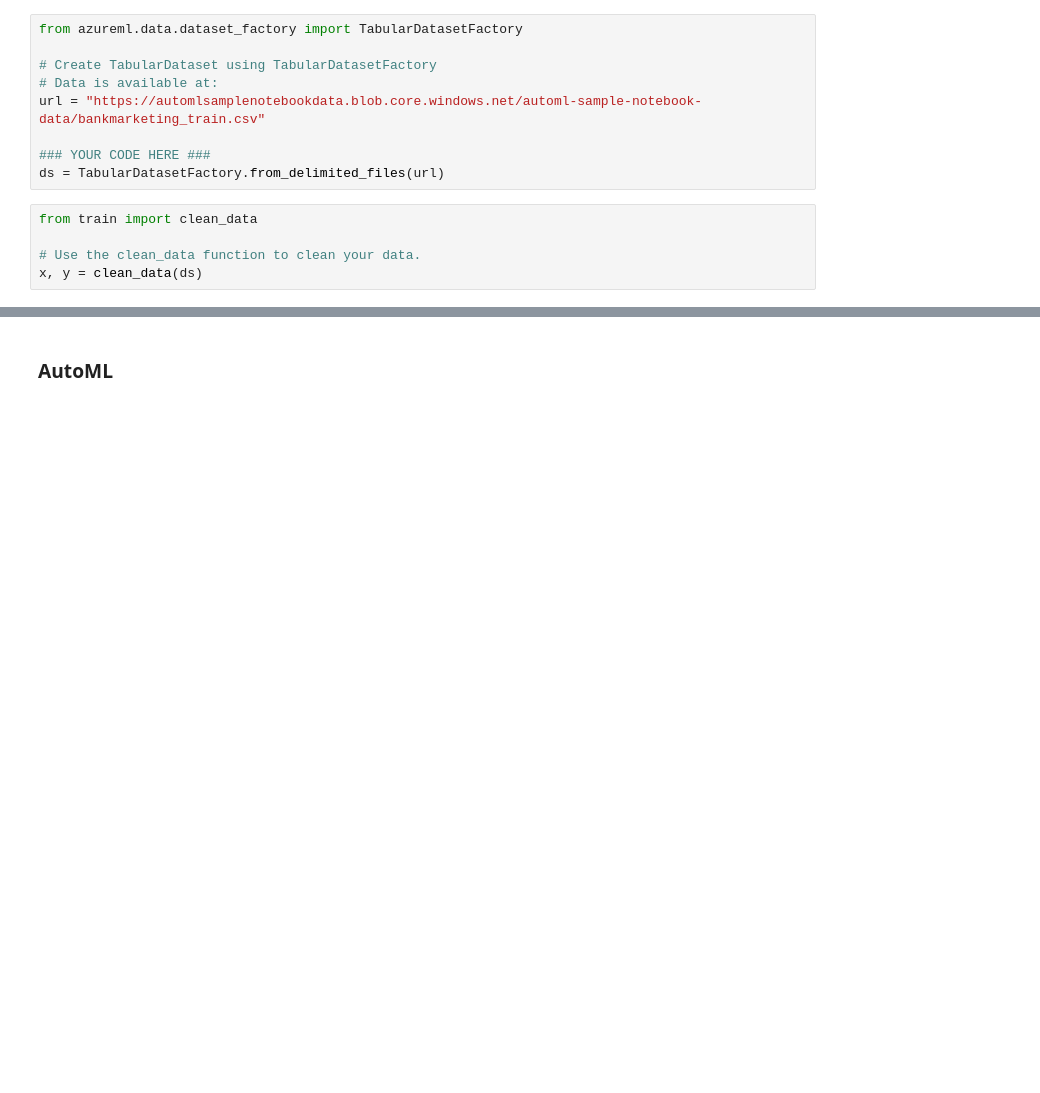
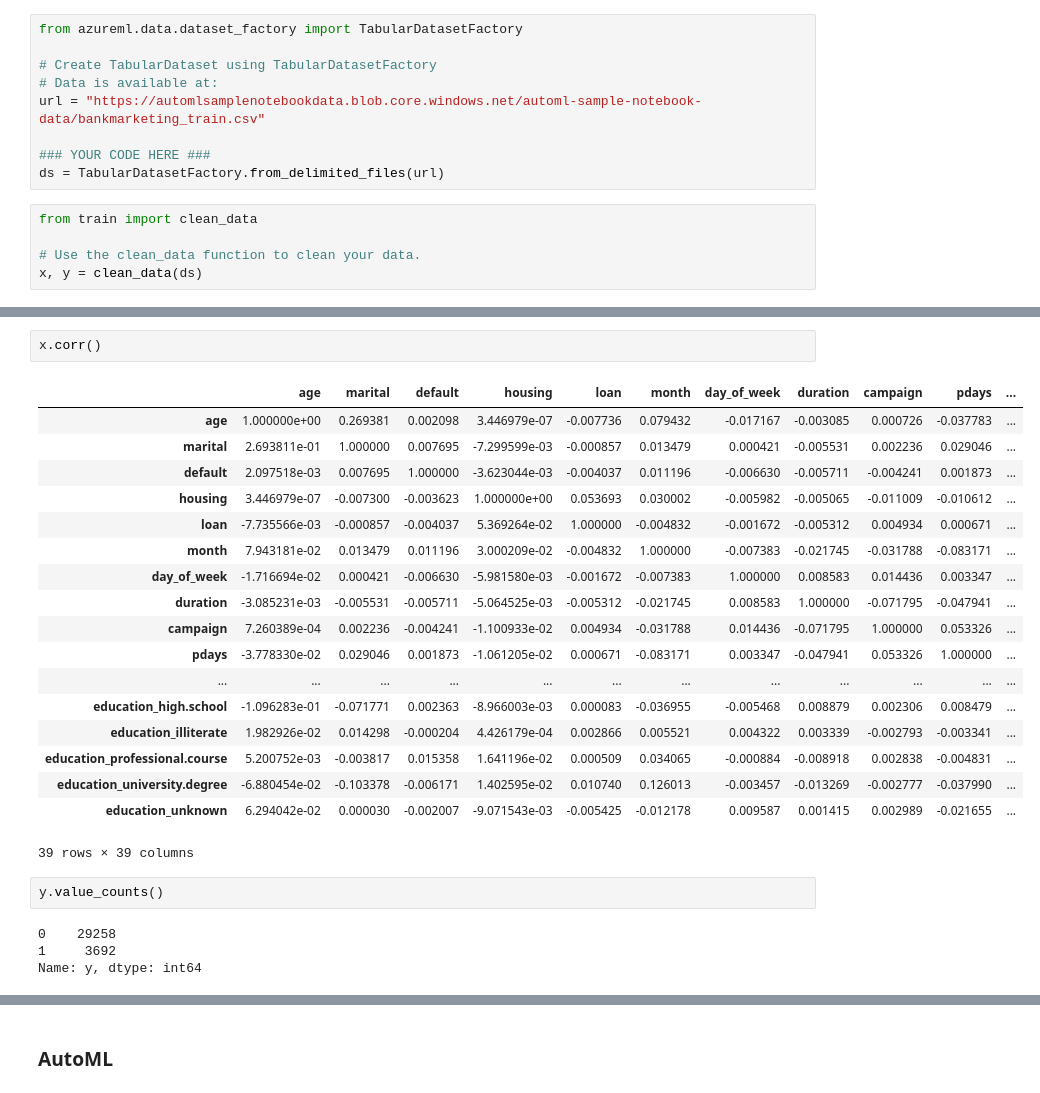
Before and after one commit to suhaspsr/ML-AZ-Project1-Optimizing-an-ML-Pipeline-in-Azure, a Jupyter notebook: udacity-project.ipynb, the cells around one changed output, grey strips where cells are left out. Saved outputs shown, nothing was run; the diff lists cells and outputs as text; blank space fills up the shorter version.

```diff
--- a/udacity-project.ipynb
+++ b/udacity-project.ipynb
@@ -98,0 +149,27 @@ x, y = clean_data(ds)
+# %%
+x.corr()
+# %% [output]
+|  | age | marital | default | housing | loan | month | day_of_week | duration | campaign | pdays | ... |
+| age | 1.000000e+00 | 0.269381 | 0.002098 | 3.446979e-07 | -0.007736 | 0.079432 | -0.017167 | -0.003085 | 0.000726 | -0.037783 | ... |
+| marital | 2.693811e-01 | 1.000000 | 0.007695 | -7.299599e-03 | -0.000857 | 0.013479 | 0.000421 | -0.005531 | 0.002236 | 0.029046 | ... |
+| default | 2.097518e-03 | 0.007695 | 1.000000 | -3.623044e-03 | -0.004037 | 0.011196 | -0.006630 | -0.005711 | -0.004241 | 0.001873 | ... |
+| housing | 3.446979e-07 | -0.007300 | -0.003623 | 1.000000e+00 | 0.053693 | 0.030002 | -0.005982 | -0.005065 | -0.011009 | -0.010612 | ... |
+| loan | -7.735566e-03 | -0.000857 | -0.004037 | 5.369264e-02 | 1.000000 | -0.004832 | -0.001672 | -0.005312 | 0.004934 | 0.000671 | ... |
+| month | 7.943181e-02 | 0.013479 | 0.011196 | 3.000209e-02 | -0.004832 | 1.000000 | -0.007383 | -0.021745 | -0.031788 | -0.083171 | ... |
+| day_of_week | -1.716694e-02 | 0.000421 | -0.006630 | -5.981580e-03 | -0.001672 | -0.007383 | 1.000000 | 0.008583 | 0.014436 | 0.003347 | ... |
+| duration | -3.085231e-03 | -0.005531 | -0.005711 | -5.064525e-03 | -0.005312 | -0.021745 | 0.008583 | 1.000000 | -0.071795 | -0.047941 | ... |
+| campaign | 7.260389e-04 | 0.002236 | -0.004241 | -1.100933e-02 | 0.004934 | -0.031788 | 0.014436 | -0.071795 | 1.000000 | 0.053326 | ... |
+| pdays | -3.778330e-02 | 0.029046 | 0.001873 | -1.061205e-02 | 0.000671 | -0.083171 | 0.003347 | -0.047941 | 0.053326 | 1.000000 | ... |
+| ... | ... | ... | ... | ... | ... | ... | ... | ... | ... | ... | ... |
+| education_high.school | -1.096283e-01 | -0.071771 | 0.002363 | -8.966003e-03 | 0.000083 | -0.036955 | -0.005468 | 0.008879 | 0.002306 | 0.008479 | ... |
+| education_illiterate | 1.982926e-02 | 0.014298 | -0.000204 | 4.426179e-04 | 0.002866 | 0.005521 | 0.004322 | 0.003339 | -0.002793 | -0.003341 | ... |
+| education_professional.course | 5.200752e-03 | -0.003817 | 0.015358 | 1.641196e-02 | 0.000509 | 0.034065 | -0.000884 | -0.008918 | 0.002838 | -0.004831 | ... |
+| education_university.degree | -6.880454e-02 | -0.103378 | -0.006171 | 1.402595e-02 | 0.010740 | 0.126013 | -0.003457 | -0.013269 | -0.002777 | -0.037990 | ... |
+| education_unknown | 6.294042e-02 | 0.000030 | -0.002007 | -9.071543e-03 | -0.005425 | -0.012178 | 0.009587 | 0.001415 | 0.002989 | -0.021655 | ... |
+39 rows × 39 columns
+# %%
+y.value_counts()
+# %% [output]
+0    29258
+1     3692
+Name: y, dtype: int64
```
Also changed, not shown: parts of 16 cells of this notebook.
